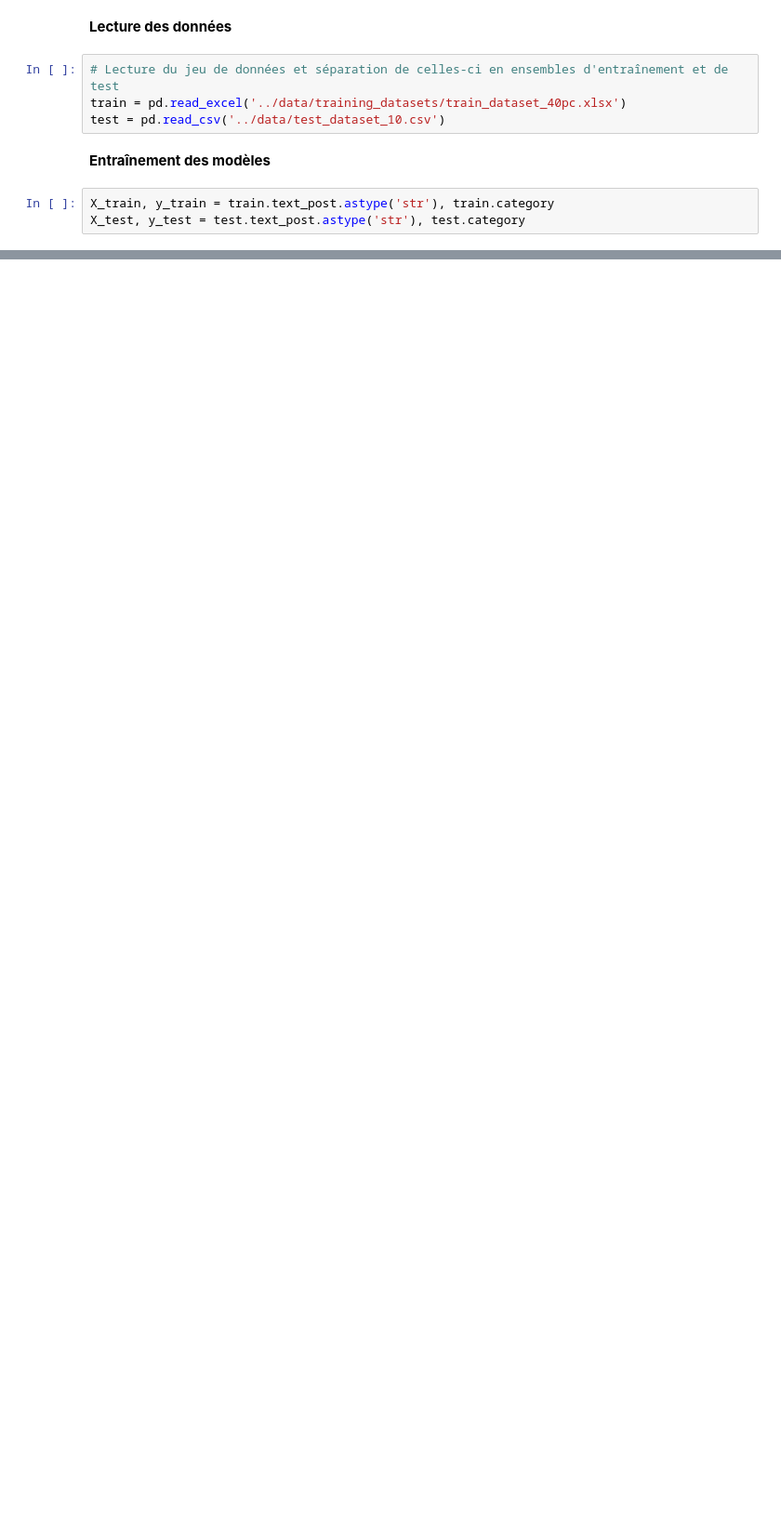
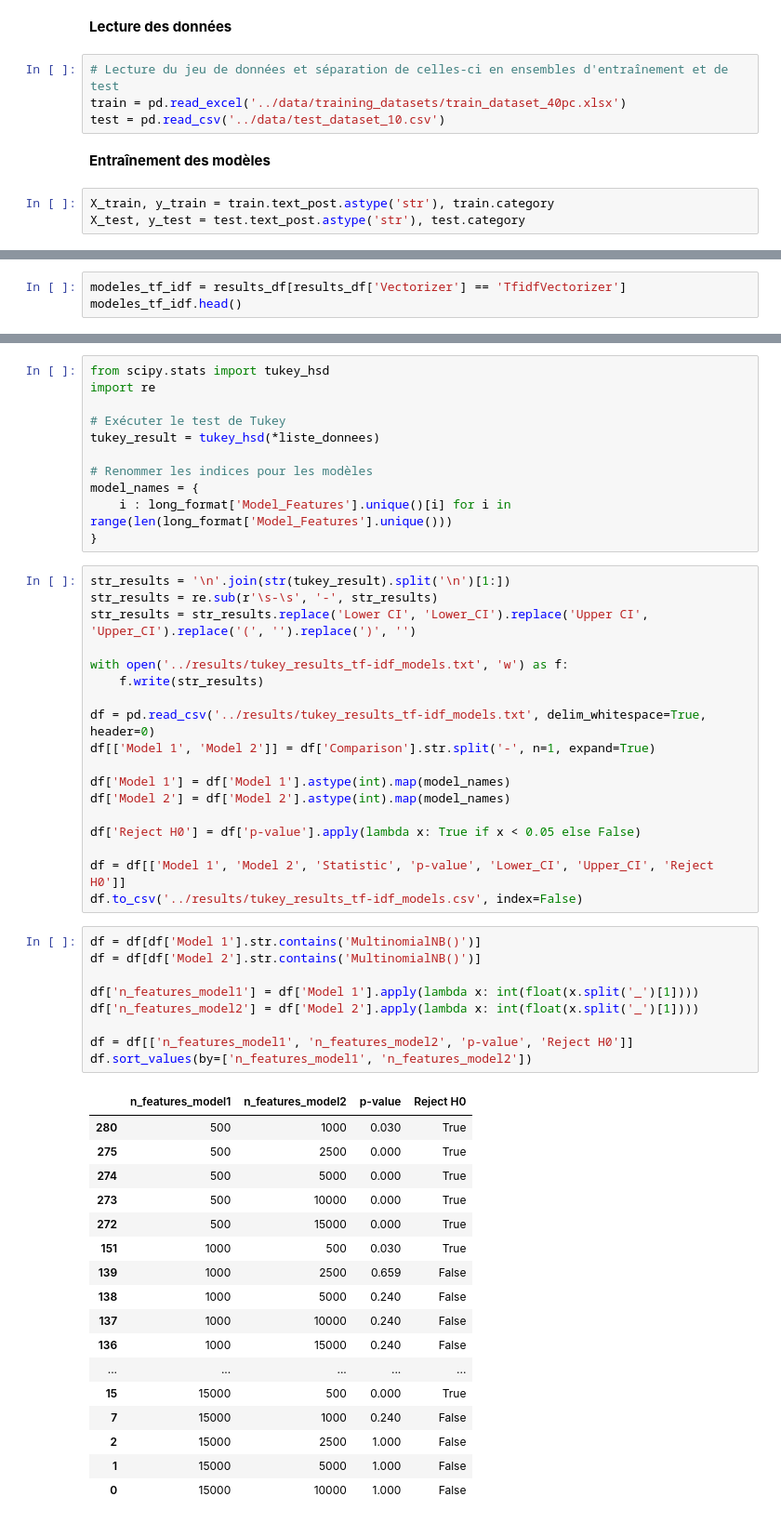
Before and after one commit to CamilleDemers/incels-detection-reddit, a Jupyter notebook: src/incels_detection.ipynb, the cells around one changed output, grey strips where cells are left out. Shown at 93% size. Saved outputs shown, nothing was run; the diff lists cells and outputs as text; blank space fills up the shorter version.

```diff
--- a/src/incels_detection.ipynb
+++ b/src/incels_detection.ipynb
@@ -129,0 +238,3 @@ results_cv
+# %%
+modeles_tf_idf = results_df[results_df['Vectorizer'] == 'TfidfVectorizer']
+modeles_tf_idf.head()
@@ -129,0 +373,56 @@ results_cv
+# %%
+from scipy.stats import tukey_hsd
+import re
+
+# Exécuter le test de Tukey
+tukey_result = tukey_hsd(*liste_donnees)
+
+# Renommer les indices pour les modèles
+model_names = {
+    i : long_format['Model_Features'].unique()[i] for i in range(len(long_format['Model_Features'].unique()))
+}
+# %%
+str_results = '\n'.join(str(tukey_result).split('\n')[1:])
+str_results = re.sub(r'\s-\s', '-', str_results)
+str_results = str_results.replace('Lower CI', 'Lower_CI').replace('Upper CI', 'Upper_CI').replace('(', '').replace(')', '')
+
+with open('../results/tukey_results_tf-idf_models.txt', 'w') as f:
+    f.write(str_results)
+
+df = pd.read_csv('../results/tukey_results_tf-idf_models.txt', delim_whitespace=True, header=0)
+df[['Model 1', 'Model 2']] = df['Comparison'].str.split('-', n=1, expand=True)
+
+df['Model 1'] = df['Model 1'].astype(int).map(model_names)
+df['Model 2'] = df['Model 2'].astype(int).map(model_names)
+
+df['Reject H0'] = df['p-value'].apply(lambda x: True if x < 0.05 else False)
+
+df = df[['Model 1', 'Model 2', 'Statistic', 'p-value', 'Lower_CI', 'Upper_CI', 'Reject H0']]
+df.to_csv('../results/tukey_results_tf-idf_models.csv', index=False)
+# %%
+df = df[df['Model 1'].str.contains('MultinomialNB()')]
+df = df[df['Model 2'].str.contains('MultinomialNB()')]
+
+df['n_features_model1'] = df['Model 1'].apply(lambda x: int(float(x.split('_')[1])))
+df['n_features_model2'] = df['Model 2'].apply(lambda x: int(float(x.split('_')[1])))
+
+df = df[['n_features_model1', 'n_features_model2', 'p-value', 'Reject H0']]
+df.sort_values(by=['n_features_model1', 'n_features_model2'])
+# %% [output]
+|  | n_features_model1 | n_features_model2 | p-value | Reject H0 |
+| 280 | 500 | 1000 | 0.030 | True |
+| 275 | 500 | 2500 | 0.000 | True |
+| 274 | 500 | 5000 | 0.000 | True |
+| 273 | 500 | 10000 | 0.000 | True |
+| 272 | 500 | 15000 | 0.000 | True |
+| 151 | 1000 | 500 | 0.030 | True |
+| 139 | 1000 | 2500 | 0.659 | False |
+| 138 | 1000 | 5000 | 0.240 | False |
+| 137 | 1000 | 10000 | 0.240 | False |
+| 136 | 1000 | 15000 | 0.240 | False |
+| ... | ... | ... | ... | ... |
+| 15 | 15000 | 500 | 0.000 | True |
+| 7 | 15000 | 1000 | 0.240 | False |
+| 2 | 15000 | 2500 | 1.000 | False |
+| 1 | 15000 | 5000 | 1.000 | False |
+| 0 | 15000 | 10000 | 1.000 | False |
```
Also changed, not shown: parts of 28 cells of this notebook, 6 other files.
